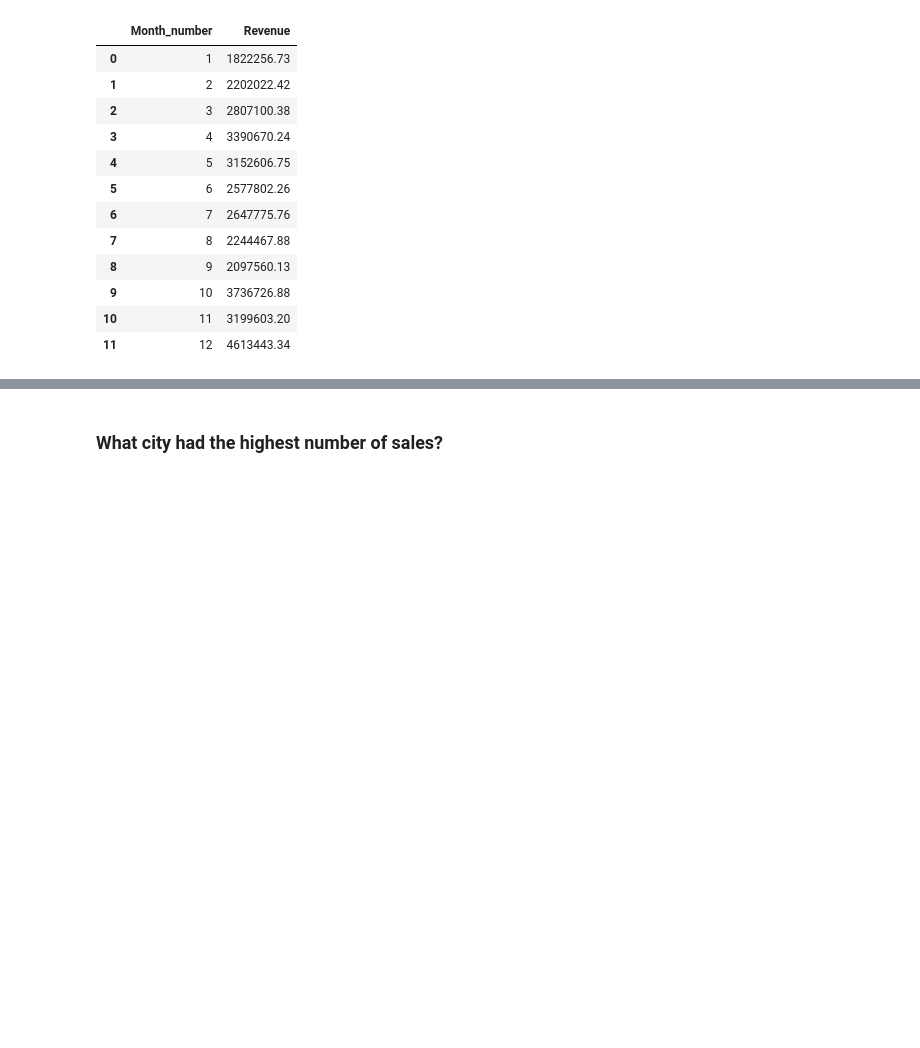
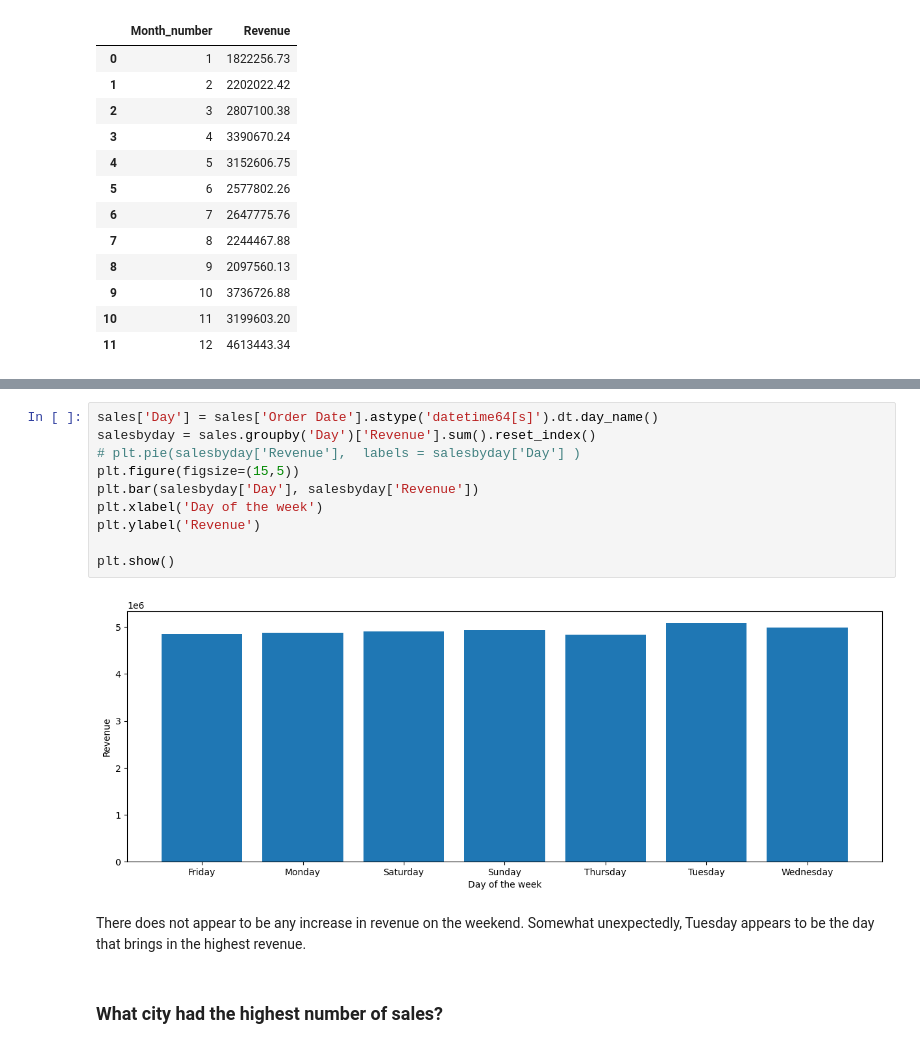
Before and after one commit to Deyazdev/projects, a Jupyter notebook: Sales anlaysis real world.ipynb, the cells around one changed output, grey strips where cells are left out. Drawn from its saved outputs; the diff is of its cells as text; blank space fills up the shorter version.

```diff
--- a/Sales anlaysis real world.ipynb
+++ b/Sales anlaysis real world.ipynb
@@ -188,3 +216,17 @@ sns.barplot(monthplot,x =  'Month_number', y = 'Revenue')
+# %%
+sales['Day'] = sales['Order Date'].astype('datetime64[s]').dt.day_name()
+salesbyday = sales.groupby('Day')['Revenue'].sum().reset_index()
+# plt.pie(salesbyday['Revenue'],  labels = salesbyday['Day'] )
+plt.figure(figsize=(15,5))
+plt.bar(salesbyday['Day'], salesbyday['Revenue'])
+plt.xlabel('Day of the week')
+plt.ylabel('Revenue')
+
+plt.show()
+# %% [output]
+[figure, added]
+# %% [markdown]
+There does not appear to be any increase in revenue on the weekend. Somewhat unexpectedly, Tuesday appears to be the day that brings in the highest revenue.
 # %% [markdown]
 ### What city had the highest number of sales?
 # %%
```
Also changed, not shown: parts of 19 cells of this notebook.
